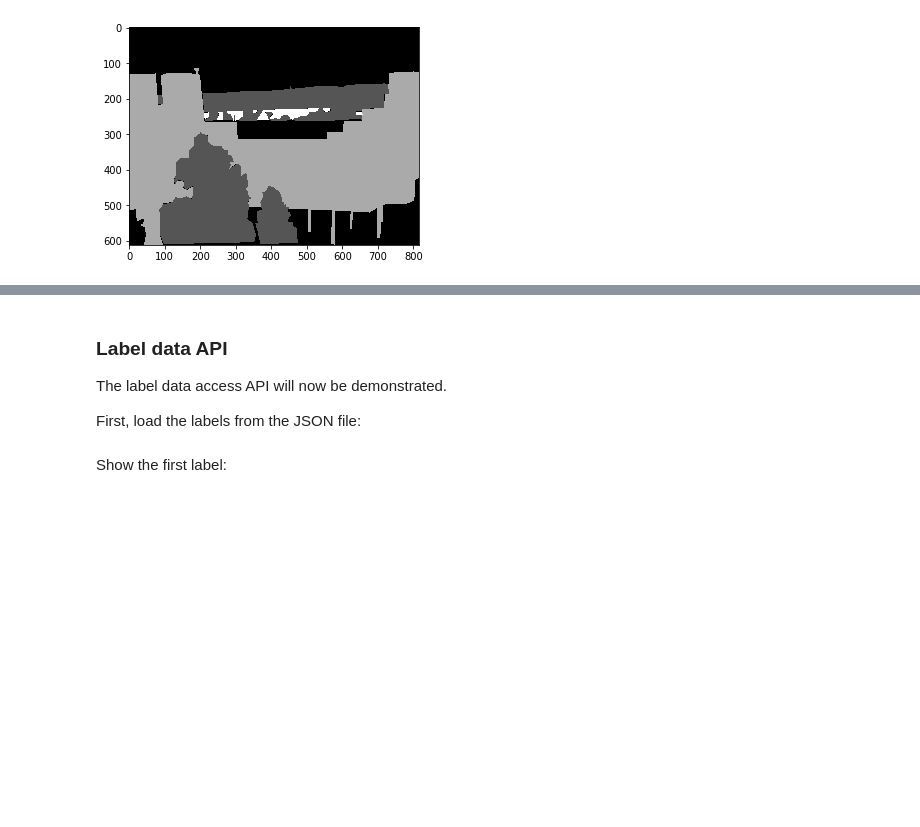
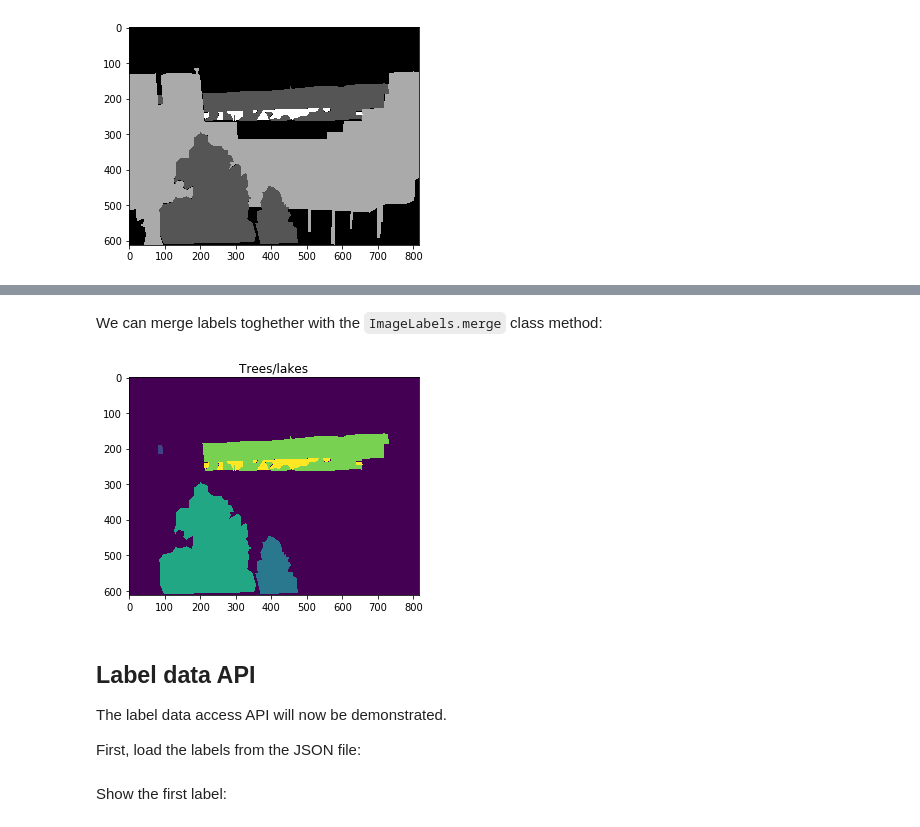
Before and after one commit to Britefury/django-labeller, a Jupyter notebook: Image labeller notebook.ipynb, the cells around one changed output, grey strips where cells are left out. Cells and saved outputs as stored; diff of their text form; code cells hidden in the pictures; blank space fills up the shorter version.

```diff
--- a/Image labeller notebook.ipynb
+++ b/Image labeller notebook.ipynb
@@ -268,5 +335,18 @@ Extracted objects of class 'building':
+# %% [markdown]
+We can merge labels toghether with the `ImageLabels.merge` class method:
+# %%
+trees_and_lakes = labelling_tool.ImageLabels.merge(just_the_trees, just_the_lake)
+
+labels_2d, label_cls = trees_and_lakes.render_label_instances(
+    label_classes={'tree' : 1, 'lake': 2, 'building': 3}, image_shape=image_shape)
+plt.figure()
+plt.title('Trees/lakes')
+plt.imshow(labels_2d)
+plt.show()
+# %% [output]
+[figure, added]
 # %% [markdown]
-### Label data API
+## Label data API
 
 The label data access API will now be demonstrated.
 
```
Also changed, not shown: parts of 60 cells of this notebook, 1 other file.
